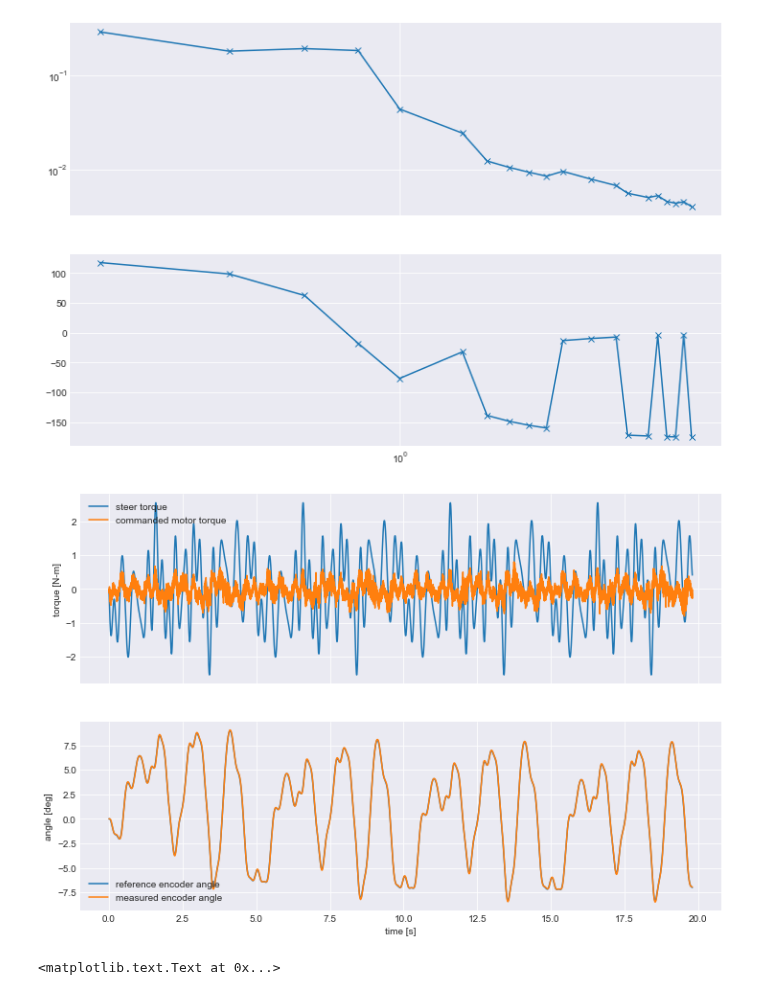
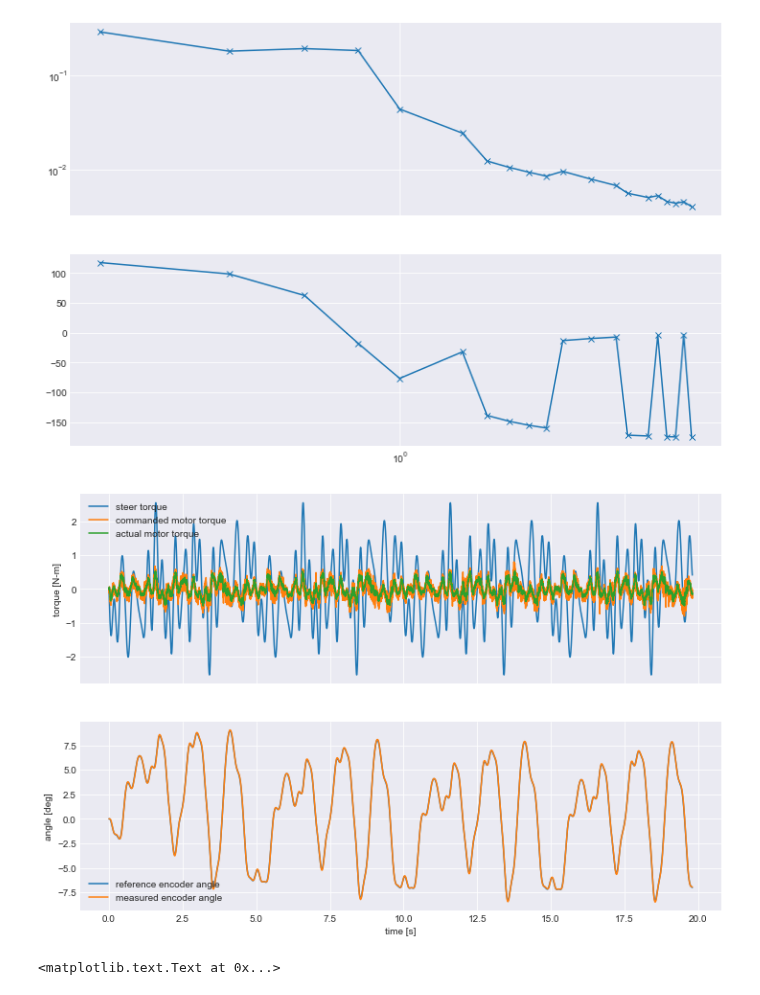
Before and after one commit to oliverlee/phobos, a Jupyter notebook: scripts/controller_frequency_response.ipynb, the cells around one changed output. Cells and saved outputs as stored; diff of their text form; code cells hidden in the pictures.

Commit message:
Add actual motor torque to response plot

```diff
--- a/scripts/controller_frequency_response.ipynb
+++ b/scripts/controller_frequency_response.ipynb
@@ -118,34 +118,37 @@ def plot_response(log):
 
     t = log.t
     u = log.records.input[:, 1] # steer torque
     w = ps.get_kollmorgen_command_torque(
             log.records.actuators.kollmorgen_command_velocity)
     r = log.states[:, 1] # reference steer angle
     y = log.measured_steer_angle
 
     fig, ax = plt.subplots(2, 1, sharex=True)
     ax[0].plot(t, u,
                label='steer torque')
     ax[0].plot(t, w,
                label='commanded motor torque')
+    ax[0].plot(t, ps.get_kollmorgen_applied_torque(
+                   log.records.sensors.kollmorgen_actual_torque),
+               label='actual motor torque')
     ax[0].legend()
     ax[0].set_ylabel('torque [N-m]')
 
     ax[1].plot(t, r * 180/np.pi,
                label='reference encoder angle')
     ax[1].plot(t, y * 180/np.pi,
                label='measured encoder angle')
     ax[1].legend()
     ax[1].set_ylabel('angle [deg]')
     ax[1].set_xlabel('time [s]')
     return fig, ax
 
 plt.close('all')
 log = ps.ProcessedRecord('../tools/build/multisine.pb.cobs')
 plot_response(log)
 plt.show()
 # %% [output]
-[figure, old version]
+[figure, new version]
 # %%
 # get last 10 seconds of record
 log.t[-1]
```
